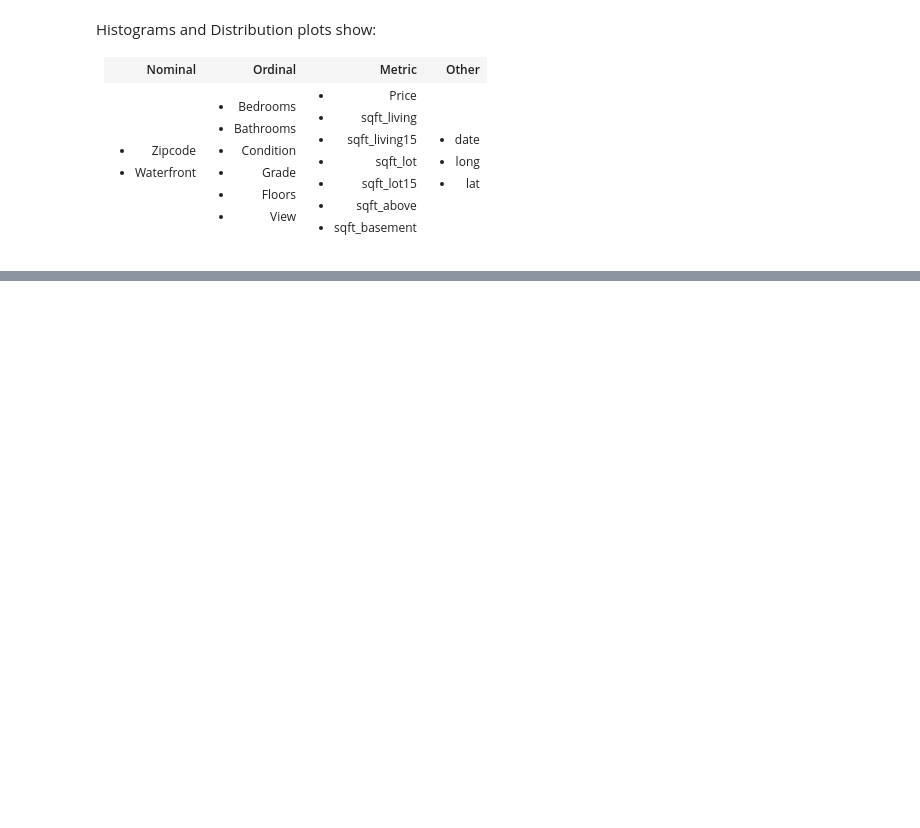
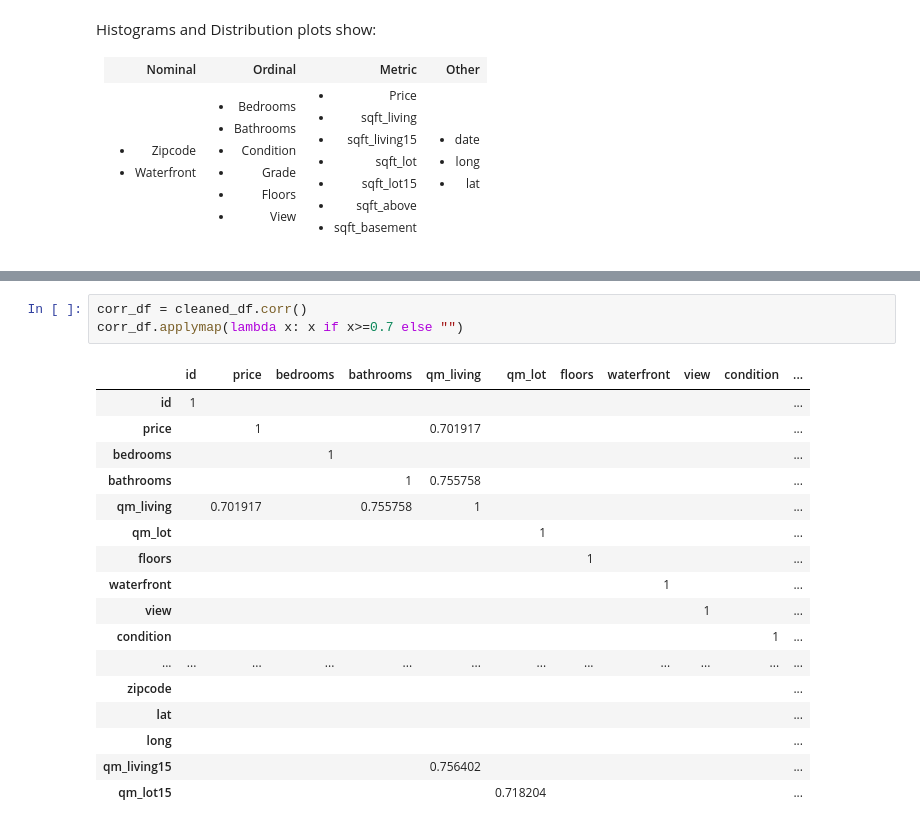
Before and after one commit to Pietrassyk/dsc-v2-mod1-final-project-nyc-ds-career-042219, a Jupyter notebook: student.ipynb, the cells around one changed output, grey strips where cells are left out. Drawn from its saved outputs; the diff is of its cells as text; blank space fills up the shorter version.

```diff
--- a/student.ipynb
+++ b/student.ipynb
@@ -224,0 +253,21 @@ temp_house = df.loc[df["sqft_lot"]>3000]
+# %%
+corr_df = cleaned_df.corr()
+corr_df.applymap(lambda x: x if x>=0.7 else "")
+# %% [output]
+|  | id | price | bedrooms | bathrooms | qm_living | qm_lot | floors | waterfront | view | condition | ... |
+| id | 1 |  |  |  |  |  |  |  |  |  | ... |
+| price |  | 1 |  |  | 0.701917 |  |  |  |  |  | ... |
+| bedrooms |  |  | 1 |  |  |  |  |  |  |  | ... |
+| bathrooms |  |  |  | 1 | 0.755758 |  |  |  |  |  | ... |
+| qm_living |  | 0.701917 |  | 0.755758 | 1 |  |  |  |  |  | ... |
+| qm_lot |  |  |  |  |  | 1 |  |  |  |  | ... |
+| floors |  |  |  |  |  |  | 1 |  |  |  | ... |
+| waterfront |  |  |  |  |  |  |  | 1 |  |  | ... |
+| view |  |  |  |  |  |  |  |  | 1 |  | ... |
+| condition |  |  |  |  |  |  |  |  |  | 1 | ... |
+| ... | ... | ... | ... | ... | ... | ... | ... | ... | ... | ... | ... |
+| zipcode |  |  |  |  |  |  |  |  |  |  | ... |
+| lat |  |  |  |  |  |  |  |  |  |  | ... |
+| long |  |  |  |  |  |  |  |  |  |  | ... |
+| qm_living15 |  |  |  |  | 0.756402 |  |  |  |  |  | ... |
+| qm_lot15 |  |  |  |  |  | 0.718204 |  |  |  |  | ... |
```
Also changed, not shown: parts of 23 cells of this notebook, 1 other file.
